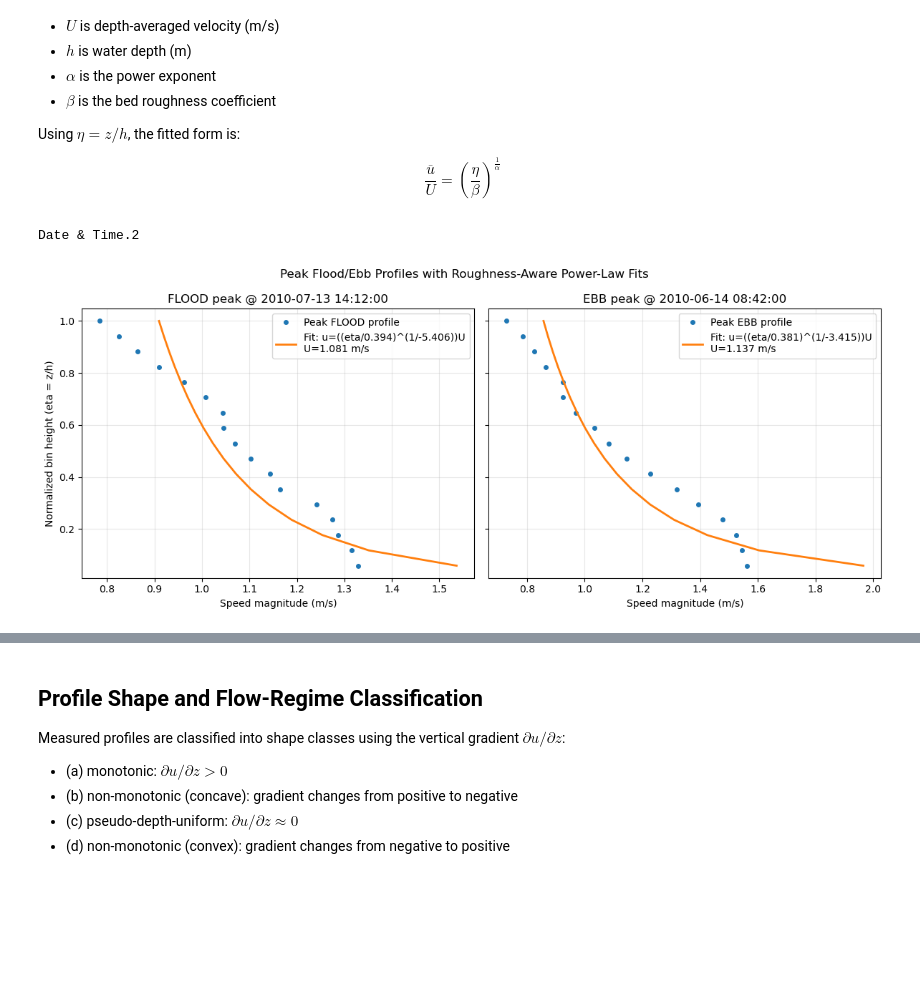
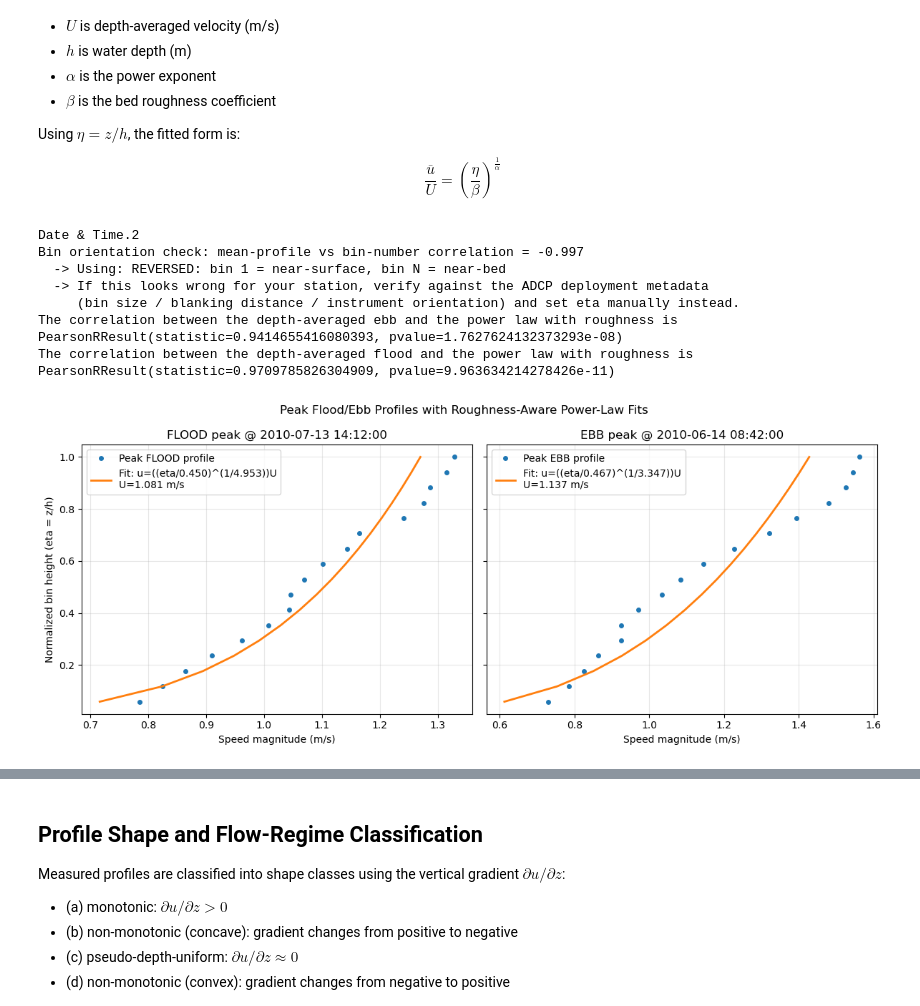
Before and after one commit to JonCraig-SBU/Verdant-SBU-tidal-project-COOPS, a Jupyter notebook: tidal-cycles.ipynb, the cells around one changed output, grey strips where cells are left out. Saved outputs shown, nothing was run; the diff lists cells and outputs as text; code cells hidden in the pictures; blank space fills up the shorter version.

```diff
--- a/tidal-cycles.ipynb
+++ b/tidal-cycles.ipynb
@@ -410,38 +427,6 @@ if time_col is None:
     raise KeyError("Could not find a datetime column in depthDep_ADCPdata.csv")
 
 print(time_col)
-#print(dd_raw.columns)
-
-#mag_pairs = []
-
-#for col in dd_raw.columns:
-#    lvl0 = str(col).strip()
-#    print(lvl0)
-#    lvl1 = str(col[1]).strip().lower()
-#    print(lvl1)
-#    if lvl1 != "mag":
-#        continue
-#    try:
-#        bin_id = float(lvl0)
-#    except ValueError:
-#        continue
-#    mag_pairs.append((bin_id, col))
-
-# DEBUGGING on 15 September, 2026: Silent error leads to use of degrees instead of magnitude for plots
-#for col in dd_raw.columns:
-#    #print(col)
-#    if match:=re.match(r"([a-z]+).([0-9]+)", col, re.I):
-#        (lvl0,lvl1) = match.groups()
-#        print("lvl0={}, lvl1={} \n".format(lvl0,lvl1))
-#    #if match:=re.match(r"mag",lvl0):
-#    #    continue
-#    try:
-#        bin_id = float(lvl1)
-#    except ValueError:
-#        continue
-#    mag_pairs.append((bin_id, col))
-
-# mag_pairs = []
 
 cols = list(dd_raw.columns)
 time_col = cols[0]
@@ -491,7 +476,30 @@ if merged.empty:
     raise ValueError("No flood/ebb-matched depth profiles found after time merge")
 
 bin_numbers = np.array([int(c.split("_")[1]) for c in profile_cols], dtype=float)
-eta = bin_numbers / bin_numbers.max()  # eta = z/h
+# Auto-detect bin orientation: some CO-OPS exports number bins downwards from the surface
+# (bin 1 = near-surface, bin N = near-bed), the opposite of the "bin 1 = near-bed" convention
+# this eta formula originally assumed. If we get that backwards, eta = z/h ends up upside down,
+# and every downstream fit (power-law alpha, log-law slope) comes out with the wrong sign.
+# We check by correlating the MEAN profile (averaged over all matched flood/ebb samples, not
+# just the noisier single peak profile) against bin_number: physically, speed should generally
+# increase with height above the bed, so a negative correlation means bin_number runs the
+# opposite way from height, and we flip the mapping.
+mean_profile = merged[profile_cols].mean(axis=0, skipna=True).to_numpy(dtype=float)
+valid_mp = np.isfinite(mean_profile)
+bin_u_corr = float(np.corrcoef(bin_numbers[valid_mp], mean_profile[valid_mp])[0, 1]) if valid_mp.sum() >= 2 else np.nan
+
+if np.isfinite(bin_u_corr) and bin_u_corr < 0:
+    eta = (bin_numbers.max() - bin_numbers + 1.0) / bin_numbers.max()  # bin 1 = surface, bin N = bed
+    bin_orientation = "REVERSED: bin 1 = near-surface, bin N = near-bed"
+else:
+    eta = bin_numbers / bin_numbers.max()  # bin 1 = bed, bin N = surface (original assumption)
+    bin_orientation = "as assumed: bin 1 = near-bed, bin N = near-surface"
+
+print(f"Bin orientation check: mean-profile vs bin-number correlation = {bin_u_corr:.3f}")
+print(f"  -> Using: {bin_orientation}")
+print("  -> If this looks wrong for your station, verify against the ADCP deployment metadata")
+print("     (bin size / blanking distance / instrument orientation) and set eta manually instead.")
+
 
 def get_peak_profile(df_phase):
     row_max = df_phase[profile_cols].max(axis=1, skipna=True)
@@ -535,6 +543,10 @@ u_ebb, t_ebb, u_ebb_max, U_ebb = get_peak_profile(ebb_df)
 
 alpha_f, beta_f, ufit_f, nfit_f = fit_roughness_power_law(eta, u_flood, U_flood)
 alpha_e, beta_e, ufit_e, nfit_e = fit_roughness_power_law(eta, u_ebb, U_ebb)
+
+# Correlation check between depth-averaged tides and power law
+print(f"The correlation between the depth-averaged ebb and the power law with roughness is {stats.pearsonr(u_ebb,ufit_e)}")
+print(f"The correlation between the depth-averaged flood and the power law with roughness is {stats.pearsonr(u_flood,ufit_f)}")
 
 fig, axes = plt.subplots(1, 2, figsize=(12, 5), sharey=True)
 
@@ -557,32 +569,38 @@ axes[1].plot(
     ufit_e,
     eta,
     "-",
     lw=2,
     label=f"Fit: u=((eta/{beta_e:.3f})^(1/{alpha_e:.3f}))U\nU={U_ebb:.3f} m/s",
 )
 axes[1].set_title(f"EBB peak @ {t_ebb}")
 axes[1].set_xlabel("Speed magnitude (m/s)")
 axes[1].grid(True, alpha=0.3)
 axes[1].legend()
 
 plt.suptitle("Peak Flood/Ebb Profiles with Roughness-Aware Power-Law Fits")
 plt.tight_layout()
 plt.show()
 
 print("Roughness-aware fit summary: u = ((z/(beta*h))^(1/alpha)) * U")
 fit_summary = pd.DataFrame(
     {
         "Phase": ["FLOOD", "EBB"],
         "Peak_time": [t_flood, t_ebb],
         "Peak_profile_max_mps": [u_flood_max, u_ebb_max],
         "Depth_avg_U_mps": [U_flood, U_ebb],
         "alpha": [alpha_f, alpha_e],
         "beta": [beta_f, beta_e],
         "fit_points": [nfit_f, nfit_e],
     }
 )
 print(fit_summary.to_string(index=False))
 # %% [output]
 Date & Time.2
+Bin orientation check: mean-profile vs bin-number correlation = -0.997
+  -> Using: REVERSED: bin 1 = near-surface, bin N = near-bed
+  -> If this looks wrong for your station, verify against the ADCP deployment metadata
+     (bin size / blanking distance / instrument orientation) and set eta manually instead.
+The correlation between the depth-averaged ebb and the power law with roughness is PearsonRResult(statistic=0.9414655416080393, pvalue=1.7627624132373293e-08)
+The correlation between the depth-averaged flood and the power law with roughness is PearsonRResult(statistic=0.9709785826304909, pvalue=9.963634214278426e-11)
-[figure, old version]
+[figure, new version]
 Roughness-aware fit summary: u = ((z/(beta*h))^(1/alpha)) * U
```
Also changed, not shown: parts of 9 cells of this notebook, 3 other files.
